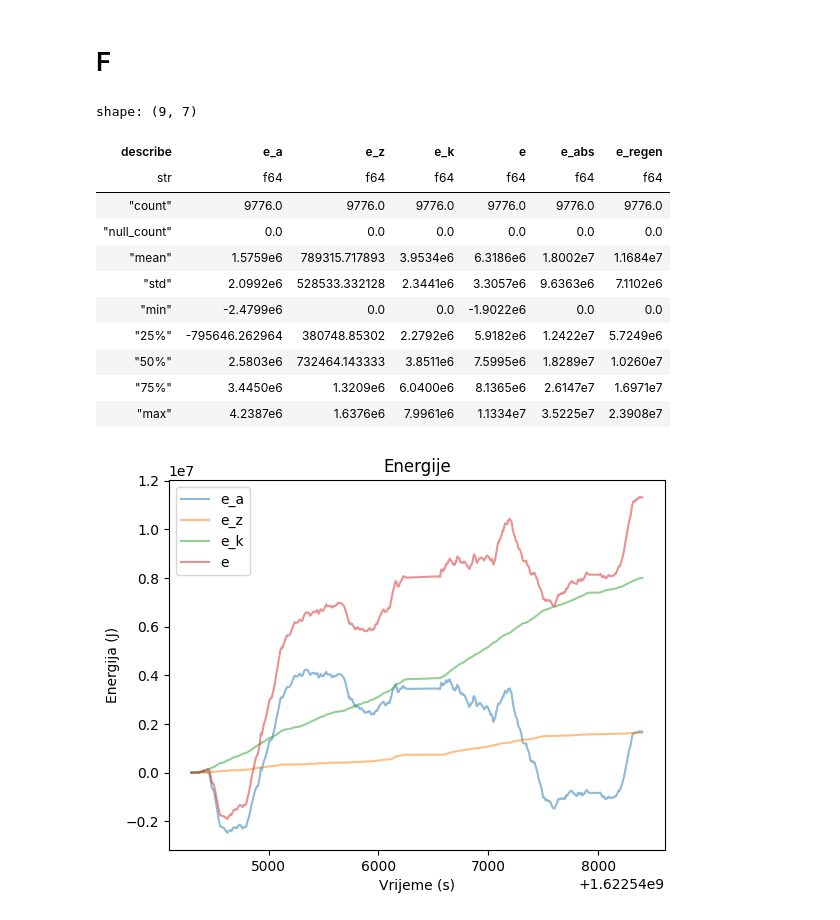
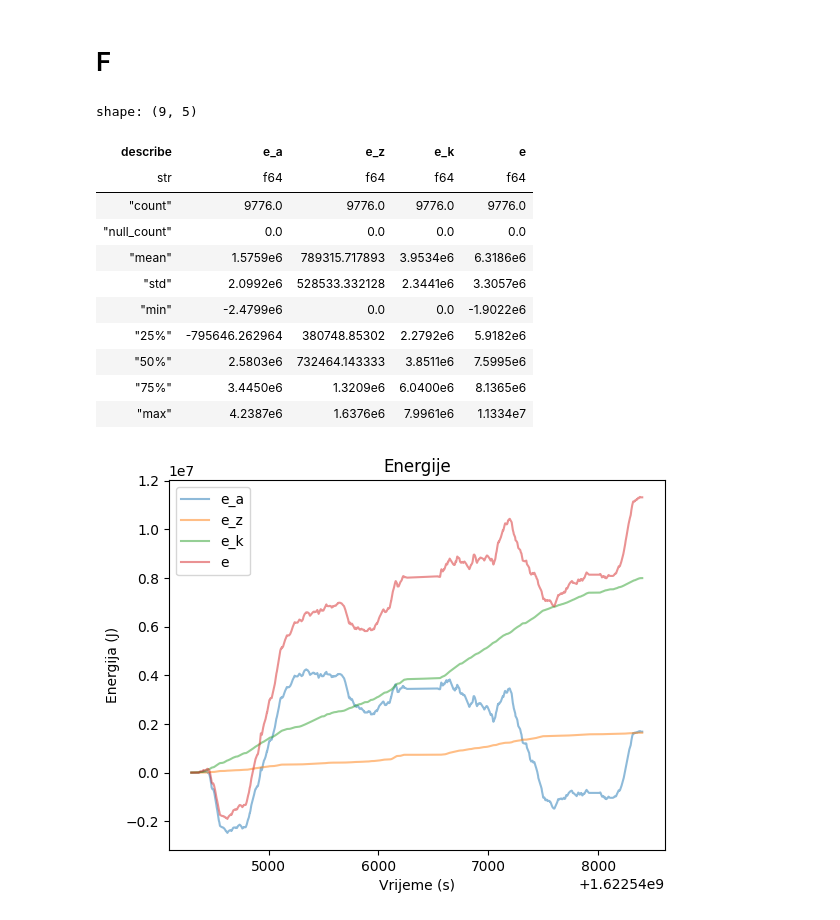
Before and after one commit to IvanDerdicDer/ele_lab_1, a Jupyter notebook: ehv_lab_1.ipynb, the cells around one changed output. Drawn from its saved outputs; the diff is of its cells as text; code cells hidden in the pictures.

```diff
--- a/ehv_lab_1.ipynb
+++ b/ehv_lab_1.ipynb
@@ -408,34 +438,34 @@ plot_dataframe(
 # %%
 delta_t = pl.Series('delta_t', [0] + [j - i for i, j in pairwise(df['DateTime'].dt.timestamp() / 1e6)])
 e_df = p_df.select(*(i.alias(i.name.replace('p', 'e')) for i in p_df)) * delta_t
 e_df = e_df.with_columns(
     p_abs_df['p'].alias('e_abs') * delta_t,
     p_regen_df['p'].abs().alias('e_regen') * delta_t,
 )
 e_df = e_df.with_row_count(
     'index'
 ).with_columns(
     pl.col('index').cast(pl.Int64)
 ).rolling(
     'index',
     period=f'{e_df.height}i'
 ).agg(
     pl.sum(*(i for i in e_df.columns))
 ).select(*(i for i in e_df.columns))
-e_df.describe()
+e_df.select('e_a', 'e_z', 'e_k', 'e').describe()
 # %% [output]
-shape: (9, 7)
+shape: (9, 5)
-| describe | e_a | e_z | e_k | e | e_abs | e_regen |
-| str | f64 | f64 | f64 | f64 | f64 | f64 |
-| "count" | 9776.0 | 9776.0 | 9776.0 | 9776.0 | 9776.0 | 9776.0 |
-| "null_count" | 0.0 | 0.0 | 0.0 | 0.0 | 0.0 | 0.0 |
-| "mean" | 1.5759e6 | 789315.717893 | 3.9534e6 | 6.3186e6 | 1.8002e7 | 1.1684e7 |
-| "std" | 2.0992e6 | 528533.332128 | 2.3441e6 | 3.3057e6 | 9.6363e6 | 7.1102e6 |
-| "min" | -2.4799e6 | 0.0 | 0.0 | -1.9022e6 | 0.0 | 0.0 |
-| "25%" | -795646.262964 | 380748.85302 | 2.2792e6 | 5.9182e6 | 1.2422e7 | 5.7249e6 |
-| "50%" | 2.5803e6 | 732464.143333 | 3.8511e6 | 7.5995e6 | 1.8289e7 | 1.0260e7 |
-| "75%" | 3.4450e6 | 1.3209e6 | 6.0400e6 | 8.1365e6 | 2.6147e7 | 1.6971e7 |
-| "max" | 4.2387e6 | 1.6376e6 | 7.9961e6 | 1.1334e7 | 3.5225e7 | 2.3908e7 |
+| describe | e_a | e_z | e_k | e |
+| str | f64 | f64 | f64 | f64 |
+| "count" | 9776.0 | 9776.0 | 9776.0 | 9776.0 |
+| "null_count" | 0.0 | 0.0 | 0.0 | 0.0 |
+| "mean" | 1.5759e6 | 789315.717893 | 3.9534e6 | 6.3186e6 |
+| "std" | 2.0992e6 | 528533.332128 | 2.3441e6 | 3.3057e6 |
+| "min" | -2.4799e6 | 0.0 | 0.0 | -1.9022e6 |
+| "25%" | -795646.262964 | 380748.85302 | 2.2792e6 | 5.9182e6 |
+| "50%" | 2.5803e6 | 732464.143333 | 3.8511e6 | 7.5995e6 |
+| "75%" | 3.4450e6 | 1.3209e6 | 6.0400e6 | 8.1365e6 |
+| "max" | 4.2387e6 | 1.6376e6 | 7.9961e6 | 1.1334e7 |
 # %%
 plot_dataframe(
     e_df.select('e_a', 'e_z', 'e_k', 'e'),
```
Also changed, not shown: parts of 4 cells of this notebook, 29 other files.
